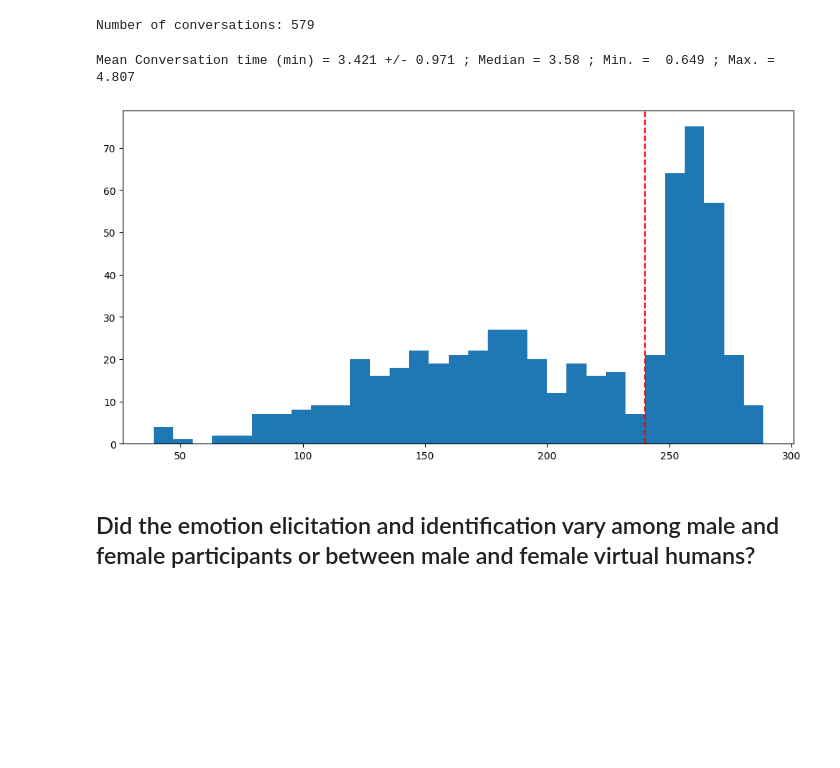
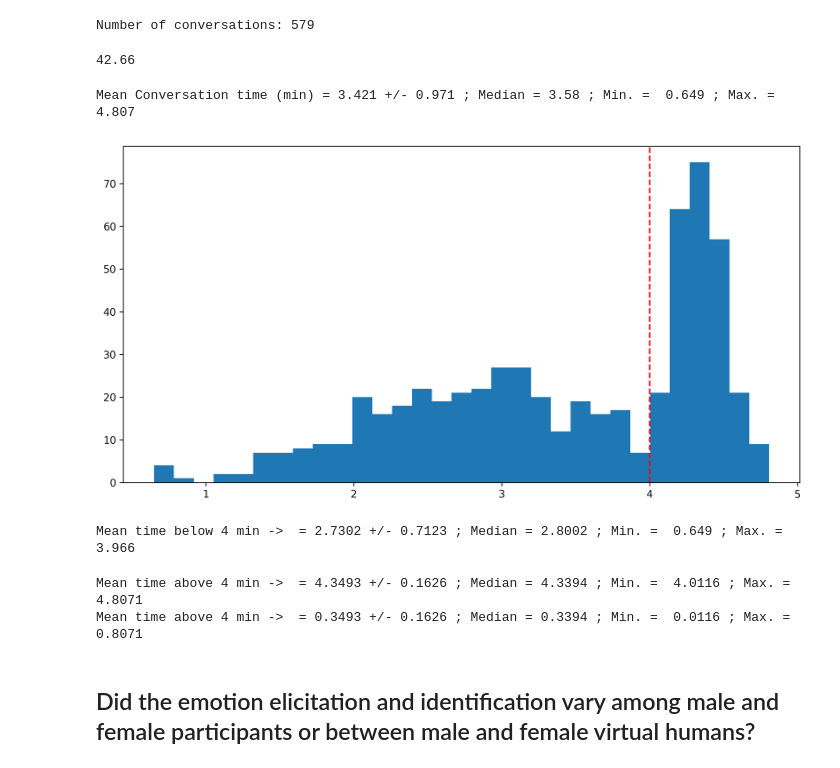
Before and after one commit to ASAPLableni/LableniBot, a Jupyter notebook: DataAnalysis/CodeofRevision.ipynb, the cells around one changed output. Drawn from its saved outputs; the diff is of its cells as text; code cells hidden in the pictures; blank space fills up the shorter version.

```diff
--- a/DataAnalysis/CodeofRevision.ipynb
+++ b/DataAnalysis/CodeofRevision.ipynb
@@ -31,18 +46,38 @@ for df in all_df_list:
     last_source = df["Source"].iloc[-1]
     end_t = df[last_source + "TalkEndUnix"].iloc[-1]
 
-    delta_time_list.append(end_t - start_t)
+    delta_time_list.append((end_t - start_t)/60)
+
+delta_time_array = np.array(delta_time_list)
+# %%
+np.round(100 * np.mean(delta_time_array > 4), 3)
+# %% [output]
+42.66
 # %%
-aute.stat_print(np.array(delta_time_list)/60, "Conversation time (min)", 3)
+aute.stat_print(delta_time_array, "Conversation time (min)", 3)
 
-plt.figure(figsize=(12, 6))
-plt.hist(delta_time_list, bins=31)
-plt.axvline(4 * 60, linestyle="--", c="red")
+plt.figure(figsize=(12, 6), dpi=300)
+plt.hist(delta_time_array, bins=31)
+plt.axvline(4, linestyle="--", c="red")
 
-plt.show()
+# plt.show()
+
+plt.savefig("Results/TimeConvDuration.pdf", dpi=300, format="pdf")
 # %% [output]
 Mean Conversation time (min) = 3.421 +/- 0.971 ; Median = 3.58 ; Min. =  0.649 ; Max. =  4.807
-[figure, old version]
+[figure, new version]
+# %%
+time_below_4 = delta_time_array[delta_time_array <= 4]
+aute.stat_print(time_below_4, "time below 4 min -> ")
+# %% [output]
+Mean time below 4 min ->  = 2.7302 +/- 0.7123 ; Median = 2.8002 ; Min. =  0.649 ; Max. =  3.966
+# %%
+time_above_4 = delta_time_array[delta_time_array > 4]
+aute.stat_print(time_above_4, "time above 4 min -> ")
+aute.stat_print(time_above_4 - 4, "time above 4 min -> ")
+# %% [output]
+Mean time above 4 min ->  = 4.3493 +/- 0.1626 ; Median = 4.3394 ; Min. =  4.0116 ; Max. =  4.8071
+Mean time above 4 min ->  = 0.3493 +/- 0.1626 ; Median = 0.3394 ; Min. =  0.0116 ; Max. =  0.8071
 # %% [markdown]
 ## Did the emotion elicitation and identification vary among male and female participants or between male and female virtual humans?
 # %% [markdown]
```
Also changed, not shown: parts of 28 cells of this notebook, 1 other file.
